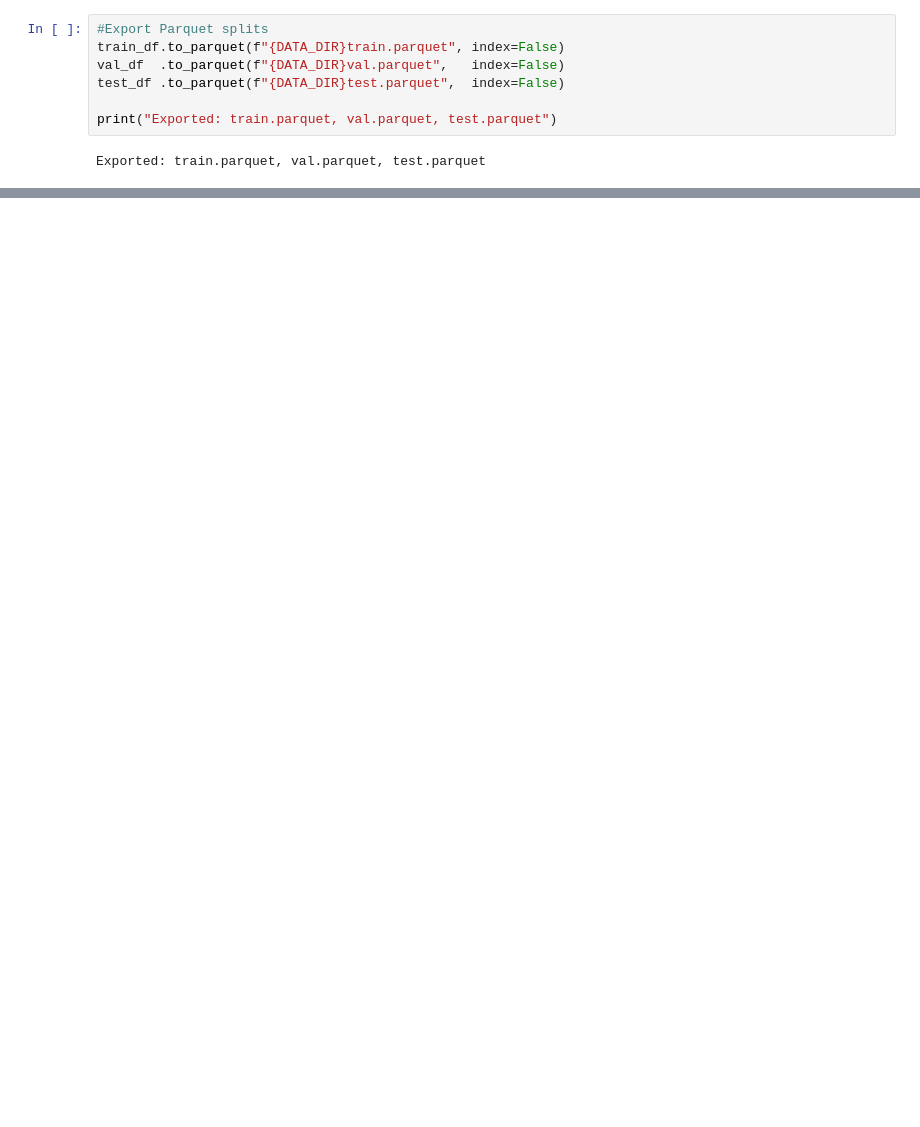
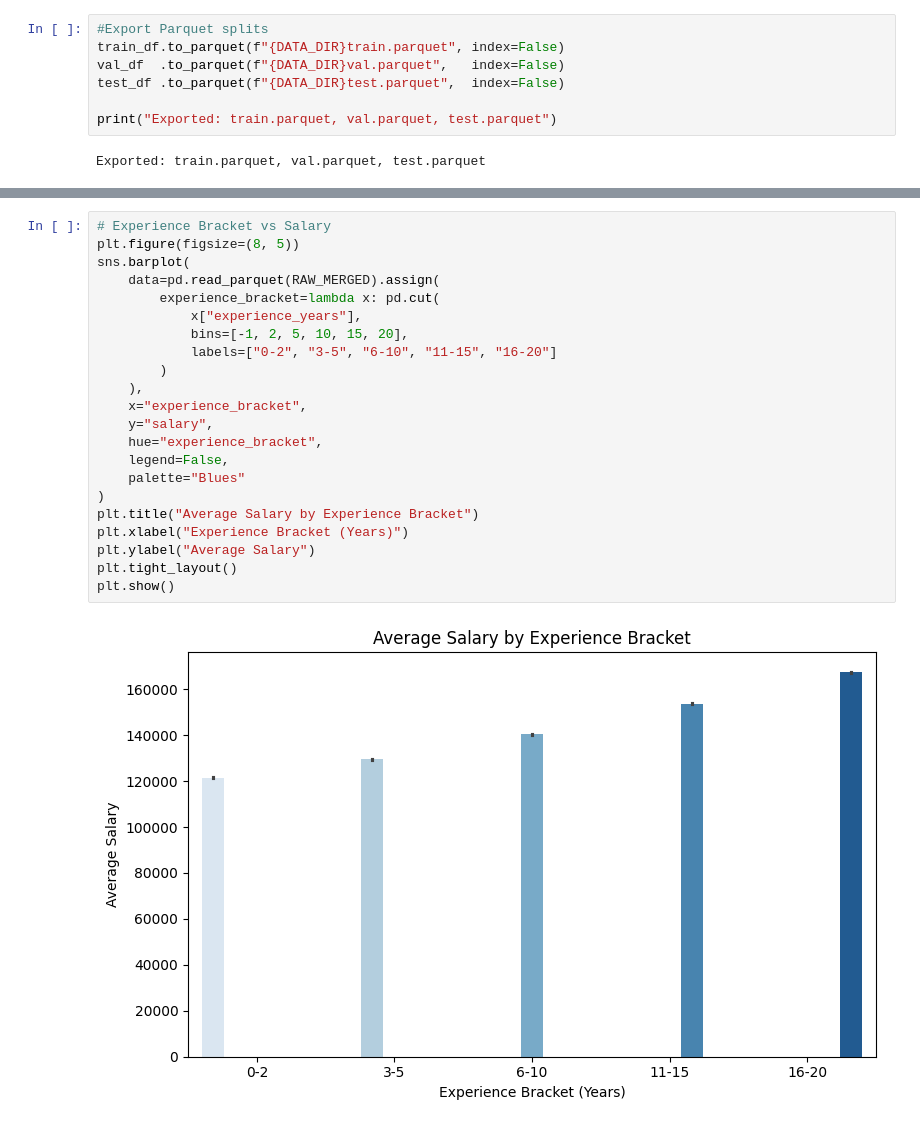
Before and after one commit to COMP6940-Group/COMP6940-Project, a Jupyter notebook: notebooks/part1/02_feature_egineering.ipynb, the cells around one changed output, grey strips where cells are left out. Saved outputs shown, nothing was run; the diff lists cells and outputs as text; blank space fills up the shorter version.

```diff
--- a/notebooks/part1/02_feature_egineering.ipynb
+++ b/notebooks/part1/02_feature_egineering.ipynb
@@ -199,0 +267,24 @@ plt.show()
+# %%
+# Experience Bracket vs Salary
+plt.figure(figsize=(8, 5))
+sns.barplot(
+    data=pd.read_parquet(RAW_MERGED).assign(
+        experience_bracket=lambda x: pd.cut(
+            x["experience_years"],
+            bins=[-1, 2, 5, 10, 15, 20],
+            labels=["0-2", "3-5", "6-10", "11-15", "16-20"]
+        )
+    ),
+    x="experience_bracket",
+    y="salary",
+    hue="experience_bracket",
+    legend=False,
+    palette="Blues"
+)
+plt.title("Average Salary by Experience Bracket")
+plt.xlabel("Experience Bracket (Years)")
+plt.ylabel("Average Salary")
+plt.tight_layout()
+plt.show()
+# %% [output]
+[figure, added]
```
Also changed, not shown: parts of 11 cells of this notebook, 4 other files.
